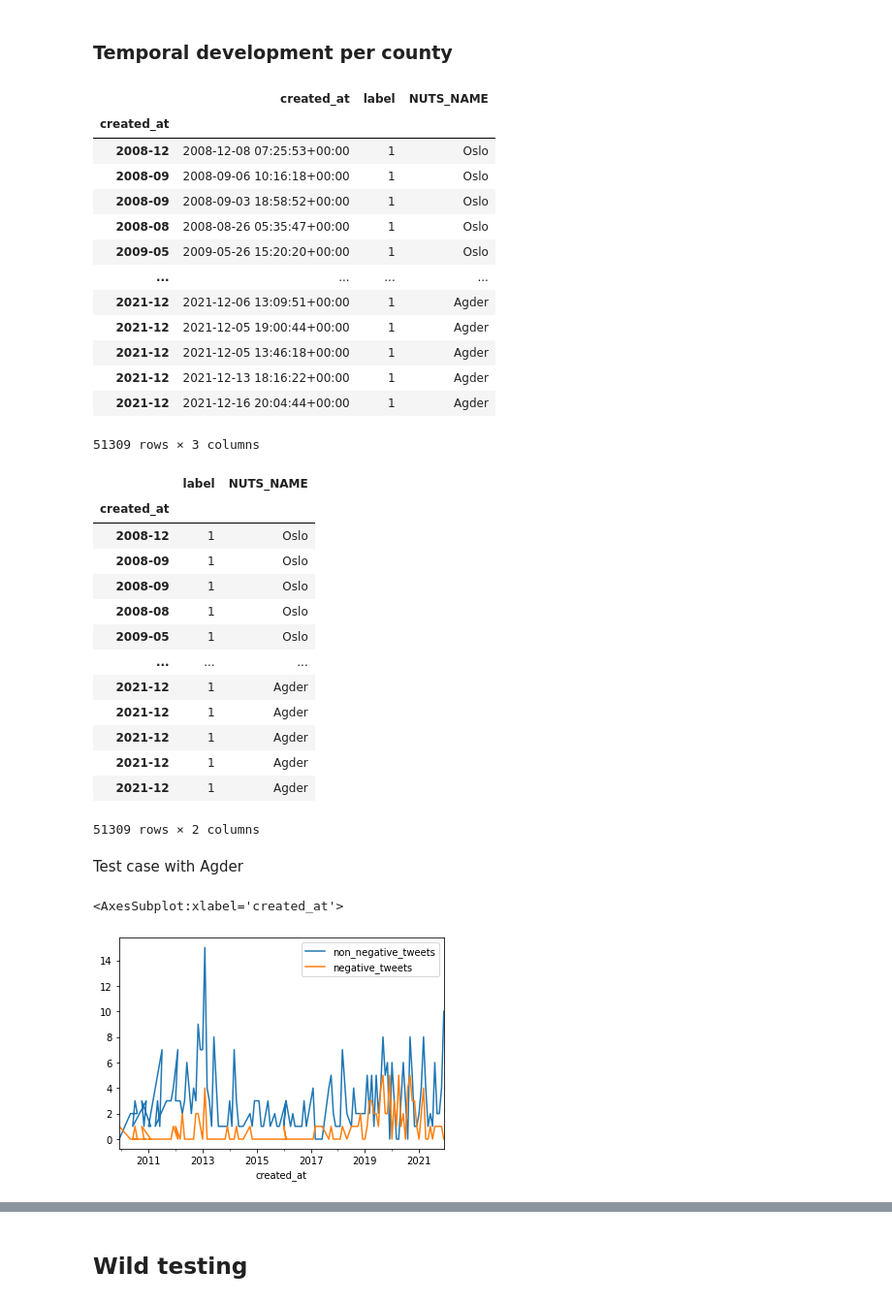
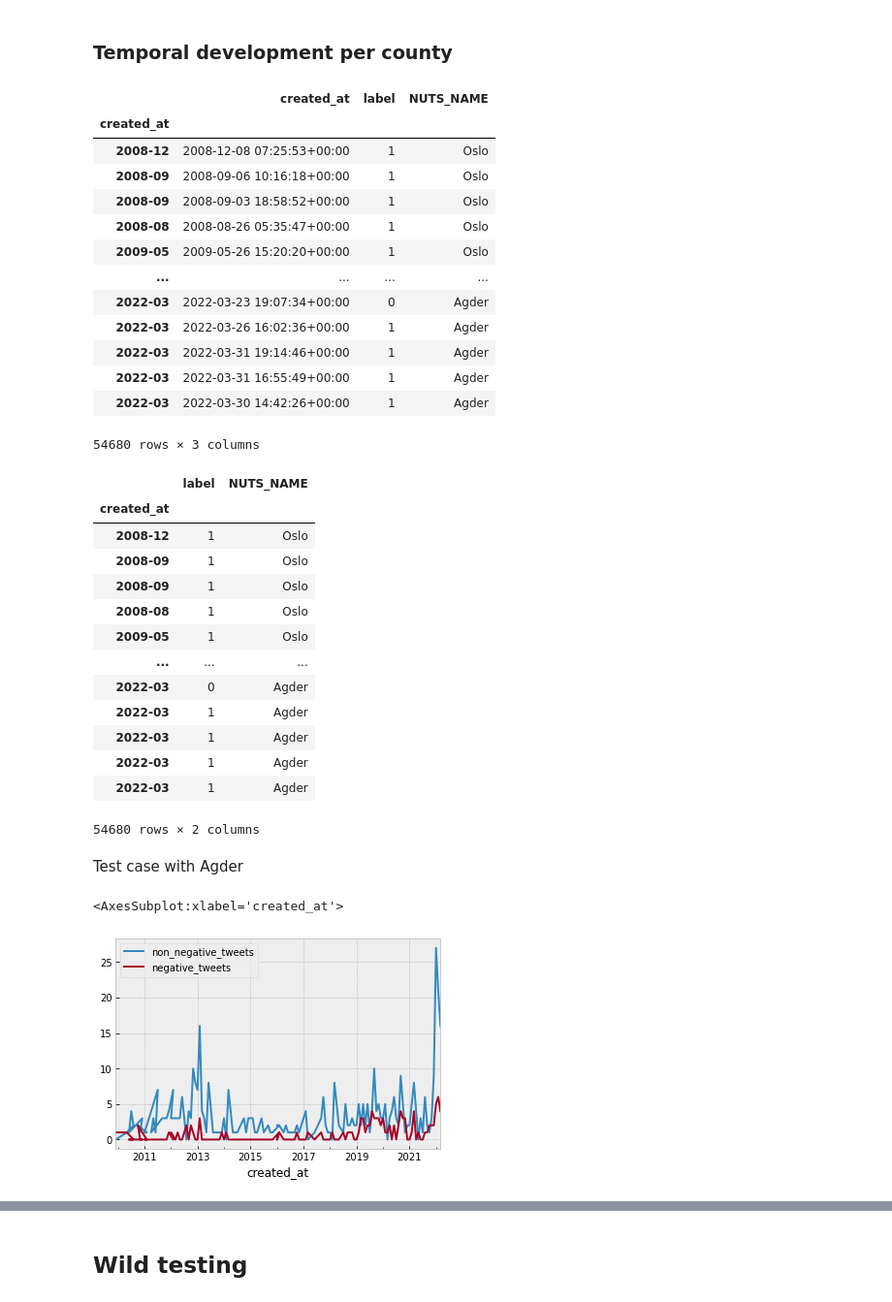
Before and after one commit to OskarVagero/sentiment-analysis-we, a Jupyter notebook: python_scripts/proj_twitt_sentiment/binary_results.ipynb, the cells around one changed output, grey strips where cells are left out. Shown at 97% size. Cells and saved outputs as stored; diff of their text form; code cells hidden in the pictures.

```diff
--- a/python_scripts/proj_twitt_sentiment/binary_results.ipynb
+++ b/python_scripts/proj_twitt_sentiment/binary_results.ipynb
@@ -3,5 +3,8 @@
 # %%
 import pandas as pd
 import geopandas as gpd
+import numpy as np
 import matplotlib.pyplot as plt
+plt.style.use("seaborn")
 %matplotlib inline
+import datetime as dt
@@ -29,7 +57,7 @@ gdf_NOnuts3 = gdf_NOnuts3.to_crs("EPSG:4326")
 We start by simply loading the data from our csv file
 # %%
 df_twitter = pd.read_csv(
-    "complete_datset_f1083_noemoji.csv",
+    "data/third_rendition_geolocated_anonymous_negneutral_predict.csv",
     parse_dates=[
         'created_at'
     ]
@@ -367,0 +785,2 @@ plt.savefig('figures/sentiment_score_county.png')
+# %%
+x = 1342.1203
@@ -417,12 +877,12 @@ df_twitter_monthly_senti
 | 2008-08 | 2008-08-26 05:35:47+00:00 | 1 | Oslo |
 | 2009-05 | 2009-05-26 15:20:20+00:00 | 1 | Oslo |
 | ... | ... | ... | ... |
-| 2021-12 | 2021-12-06 13:09:51+00:00 | 1 | Agder |
-| 2021-12 | 2021-12-05 19:00:44+00:00 | 1 | Agder |
-| 2021-12 | 2021-12-05 13:46:18+00:00 | 1 | Agder |
-| 2021-12 | 2021-12-13 18:16:22+00:00 | 1 | Agder |
-| 2021-12 | 2021-12-16 20:04:44+00:00 | 1 | Agder |
+| 2022-03 | 2022-03-23 19:07:34+00:00 | 0 | Agder |
+| 2022-03 | 2022-03-26 16:02:36+00:00 | 1 | Agder |
+| 2022-03 | 2022-03-31 19:14:46+00:00 | 1 | Agder |
+| 2022-03 | 2022-03-31 16:55:49+00:00 | 1 | Agder |
+| 2022-03 | 2022-03-30 14:42:26+00:00 | 1 | Agder |
-51309 rows × 3 columns
+54680 rows × 3 columns
 # %%
 df_twitter_monthly_senti = df_twitter_monthly_senti.drop(columns={'created_at'})
 # %%
@@ -436,31 +896,32 @@ df_twitter_monthly_senti
 | 2008-08 | 1 | Oslo |
 | 2009-05 | 1 | Oslo |
 | ... | ... | ... |
-| 2021-12 | 1 | Agder |
-| 2021-12 | 1 | Agder |
-| 2021-12 | 1 | Agder |
-| 2021-12 | 1 | Agder |
-| 2021-12 | 1 | Agder |
+| 2022-03 | 0 | Agder |
+| 2022-03 | 1 | Agder |
+| 2022-03 | 1 | Agder |
+| 2022-03 | 1 | Agder |
+| 2022-03 | 1 | Agder |
-51309 rows × 2 columns
+54680 rows × 2 columns
 # %% [markdown]
 Test case with Agder
 # %%
-dfAgder = df_twitter_monthly_senti.loc[df_twitter_monthly_senti['NUTS_NAME'] == 'Agder']
+df_Agder = df_twitter_monthly_senti.loc[df_twitter_monthly_senti['NUTS_NAME'] == 'Agder']
 # %%
-dfAgder.assign(
+df_Agder.assign(
     non_negative_tweets=lambda x: x.groupby(level=0).sum()
 ).assign(
     amount=lambda x: x.groupby(level=0).count().label
 ).assign(
     negative_tweets=lambda x: x.amount - x.non_negative_tweets
 ).drop(columns={
     'amount',
     'label'
 }
-  ).plot()
+  ).plot(
+)
 # %% [output]
 <AxesSubplot:xlabel='created_at'>
-[figure, old version]
+[figure, new version]
 # %%
 counties = ['Agder',
             'Innlandet',
```
Also changed, not shown: parts of 57 cells of this notebook.
